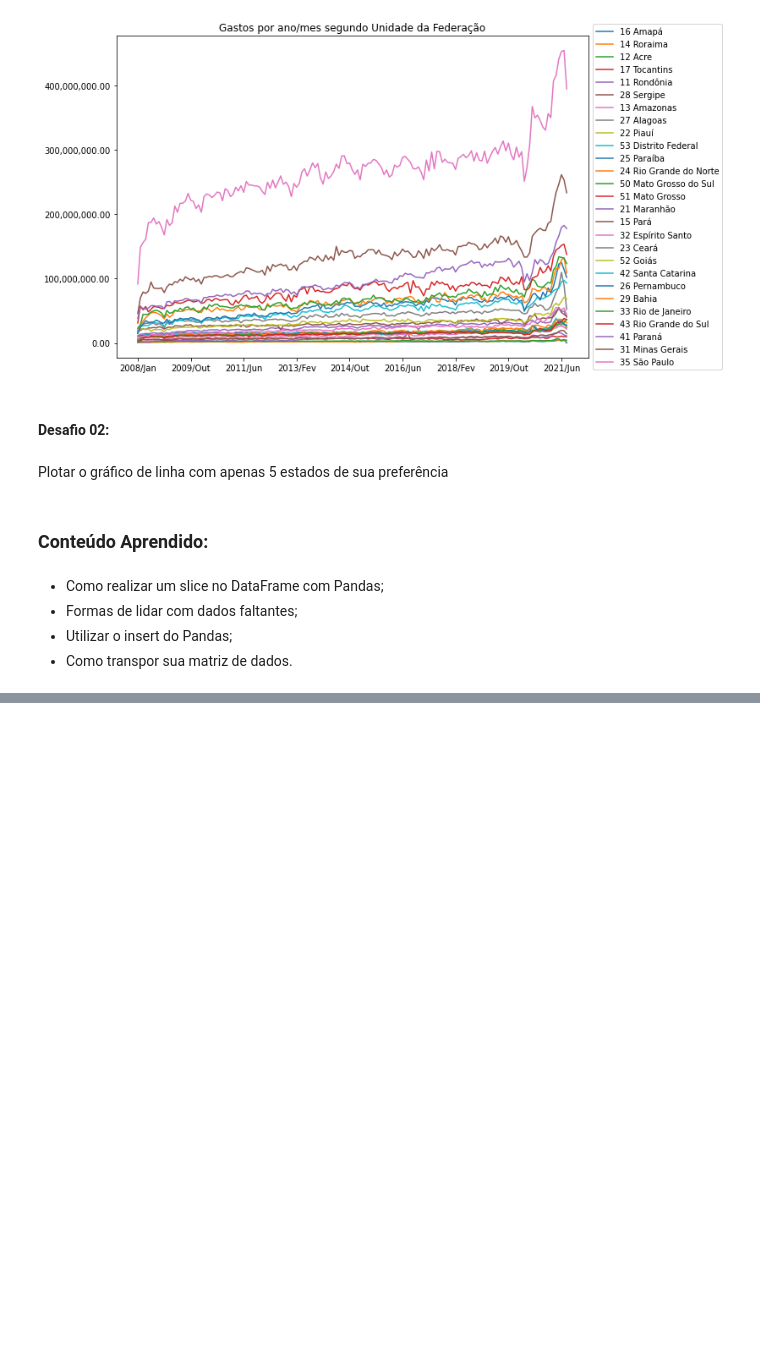
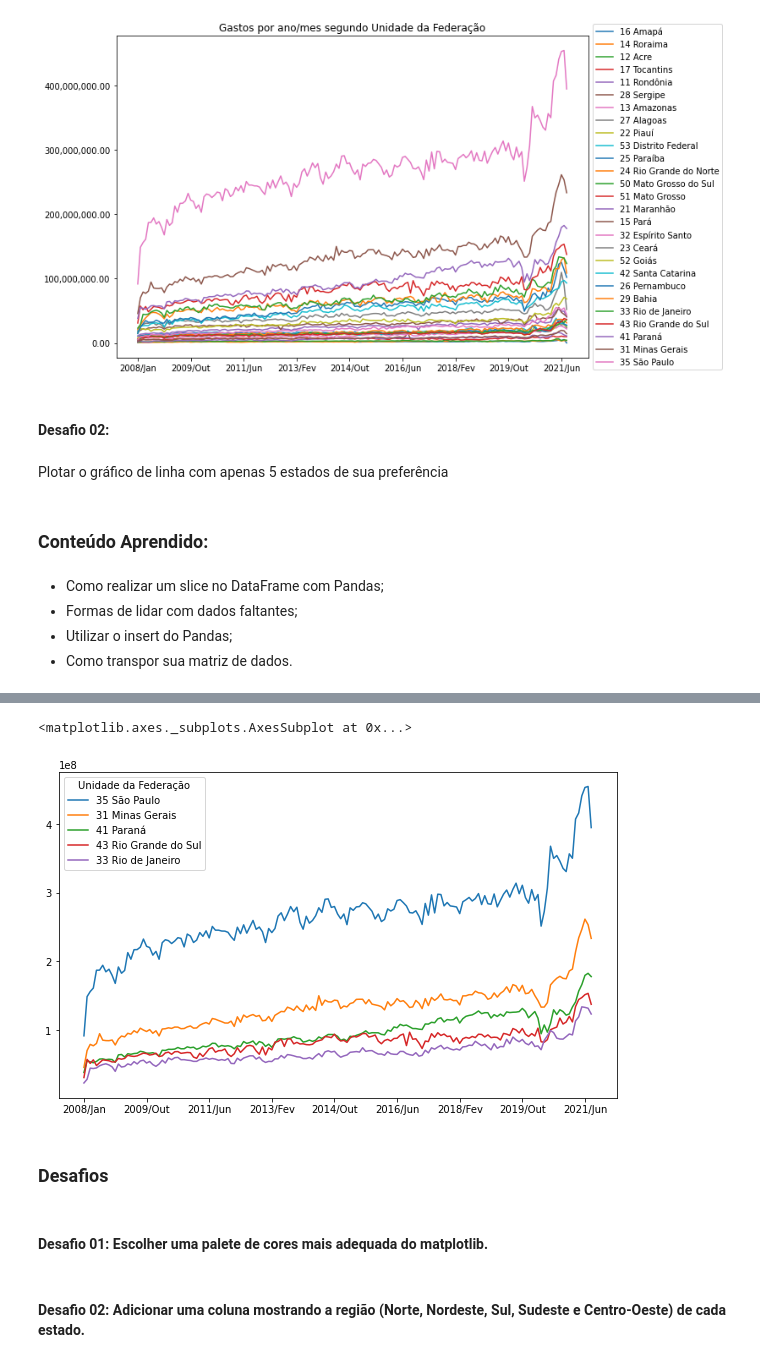
Before and after one commit to mvabreu/bootcamp_datascience, a Jupyter notebook: Notebooks/modulo_1.ipynb, the cells around one changed output, grey strips where cells are left out. Saved outputs shown, nothing was run; the diff lists cells and outputs as text; code cells hidden in the pictures; blank space fills up the shorter version.

```diff
--- a/Notebooks/modulo_1.ipynb
+++ b/Notebooks/modulo_1.ipynb
@@ -328,0 +445,5 @@ Plotar o gráfico de linha com apenas 5 estados de sua preferência
+# %%
+ordenado_por_total = usaveis.sort_values("Total", ascending=False)
+# removendo a coluna total novamente
+ordenado_por_total = ordenado_por_total.drop("Total", axis=1)
+ordenado_por_total.head()
@@ -328,0 +459,11 @@ Plotar o gráfico de linha com apenas 5 estados de sua preferência
+# %%
+ordenado_por_total.head().T.plot(figsize=(10,6))
+# %% [output]
+<matplotlib.axes._subplots.AxesSubplot at 0x...>
+[figure, added]
+# %% [markdown]
+### Desafios
+# %% [markdown]
+#### Desafio 01: Escolher uma palete de cores mais adequada do matplotlib.
+# %% [markdown]
+#### Desafio 02: Adicionar uma coluna mostrando a região (Norte, Nordeste, Sul, Sudeste e Centro-Oeste) de cada estado.
```
Also changed, not shown: parts of 53 cells of this notebook.
